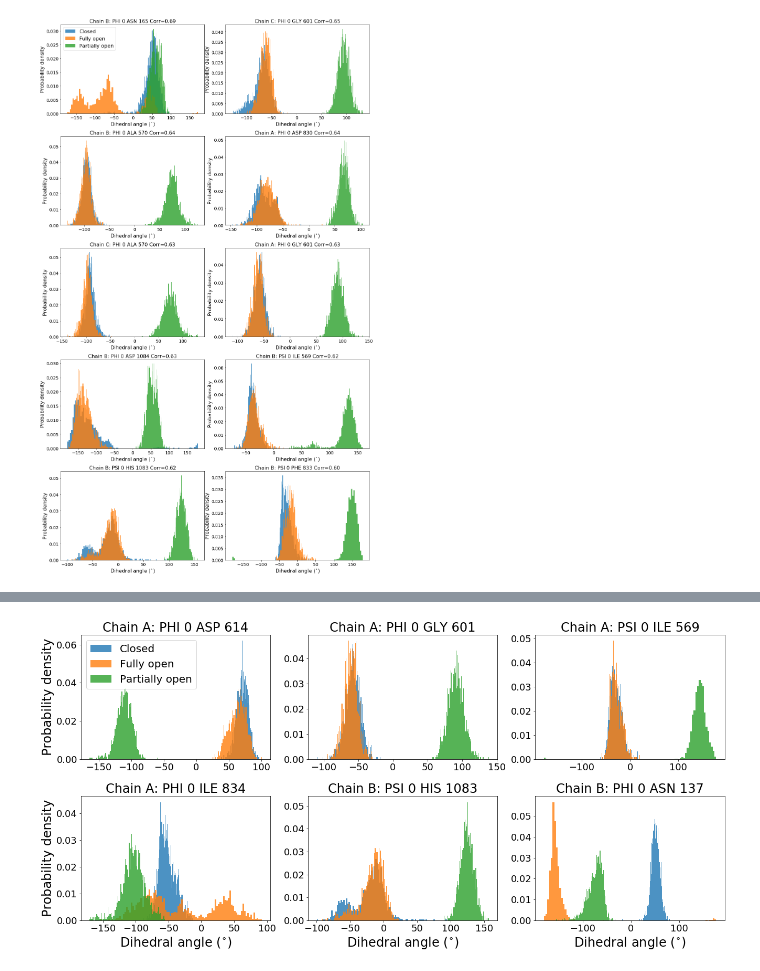
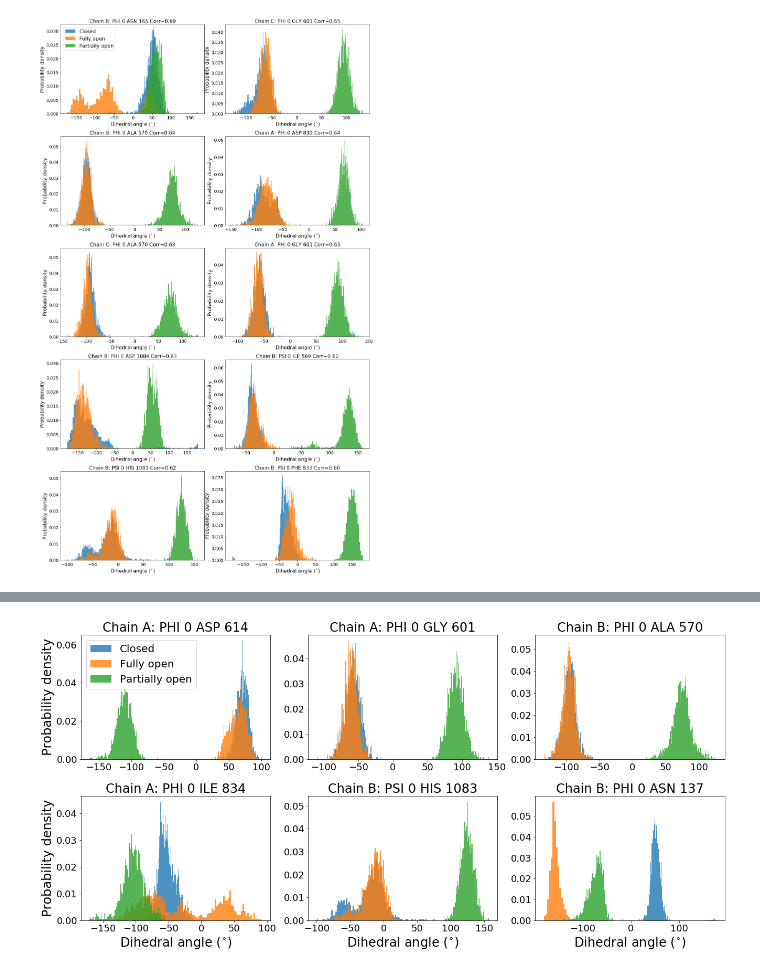
Before and after one commit to dhimanray/COVID-19-correlation-work, a Jupyter notebook: tica-dihedral/dihedral-dist.ipynb, the cells around one changed output, grey strips where cells are left out. Saved outputs shown, nothing was run; the diff lists cells and outputs as text; code cells hidden in the pictures.

Commit message:
plotting updated

```diff
--- a/tica-dihedral/dihedral-dist.ipynb
+++ b/tica-dihedral/dihedral-dist.ipynb
@@ -18,3 +16,46 @@ feat = pyemma.coordinates.featurizer(pdb)
 feat.add_backbone_torsions("index 0 to 17668", cossin=False, periodic=True)
 feat.add_backbone_torsions("index 17669 to 35337", cossin=False, periodic=True)
 feat.add_backbone_torsions("index 35338 to 53006", cossin=False, periodic=True)
+# %%
+#writing sorted correlation data in verbose format
+def get_chain(index):
+    '''decide which chain'''
+    if index < 2292:
+        chain = 'A'
+    elif index >= 2292 and angle < 4584:
+        chain = 'B'
+    elif index >= 4584:
+        chain = 'C'
+    return chain
+
+l = np.loadtxt('sorted_tIC_1_cos_corr.dat')
+f1 = open('sorted_tIC_1_cos_corr_verbose.dat','w')
+print('#Chain  #Torsion angle & Residue   #Correlation with tIC',file=f1)
+for i in range(len(l)):
+    chain = get_chain(l[i,0])
+    print(chain,feat.describe()[int(l[i,0])],l[i,1],file=f1)
+f1.close()
+
+l = np.loadtxt('sorted_tIC_1_sin_corr.dat')
+f1 = open('sorted_tIC_1_sin_corr_verbose.dat','w')
+print('#Chain  #Torsion angle & Residue   #Correlation with tIC',file=f1)
+for i in range(len(l)):
+    chain = get_chain(l[i,0])
+    print(chain,feat.describe()[int(l[i,0])],l[i,1],file=f1)
+f1.close()
+
+l = np.loadtxt('sorted_tIC_2_cos_corr.dat')
+f1 = open('sorted_tIC_2_cos_corr_verbose.dat','w')
+print('#Chain  #Torsion angle & Residue   #Correlation with tIC',file=f1)
+for i in range(len(l)):
+    chain = get_chain(l[i,0])
+    print(chain,feat.describe()[int(l[i,0])],l[i,1],file=f1)
+f1.close()
+
+l = np.loadtxt('sorted_tIC_2_sin_corr.dat')
+f1 = open('sorted_tIC_2_sin_corr_verbose.dat','w')
+print('#Chain  #Torsion angle & Residue   #Correlation with tIC',file=f1)
+for i in range(len(l)):
+    chain = get_chain(l[i,0])
+    print(chain,feat.describe()[int(l[i,0])],l[i,1],file=f1)
+f1.close()
@@ -487,20 +673,20 @@ def plot_dist(angle,legend=False,xlabel=False,ylabel=False): #,location):
 # %%
 fig = plt.figure(figsize=(22,10))
 fig.subplots_adjust(hspace=0.3, wspace=0.2)
 
 plt.subplot(2,3,1)
 plot_dist(1224,legend=True,ylabel=True)
 plt.subplot(2,3,2)
 plot_dist(1198)
 plt.subplot(2,3,3)
-plot_dist(1137)
+plot_dist(1136+2292)
 plt.subplot(2,3,4)
 plot_dist(1664,ylabel=True,xlabel=True)
 plt.subplot(2,3,5)
 plot_dist(4455,xlabel=True)
 plt.subplot(2,3,6)
 plot_dist(2562,xlabel=True)
 #plt.show()
 plt.savefig('dihedral-distribution-overall.pdf',bbox_inches='tight')
 # %% [output]
-[figure, old version]
+[figure, new version]
```
Also changed, not shown: parts of 13 cells of this notebook.
